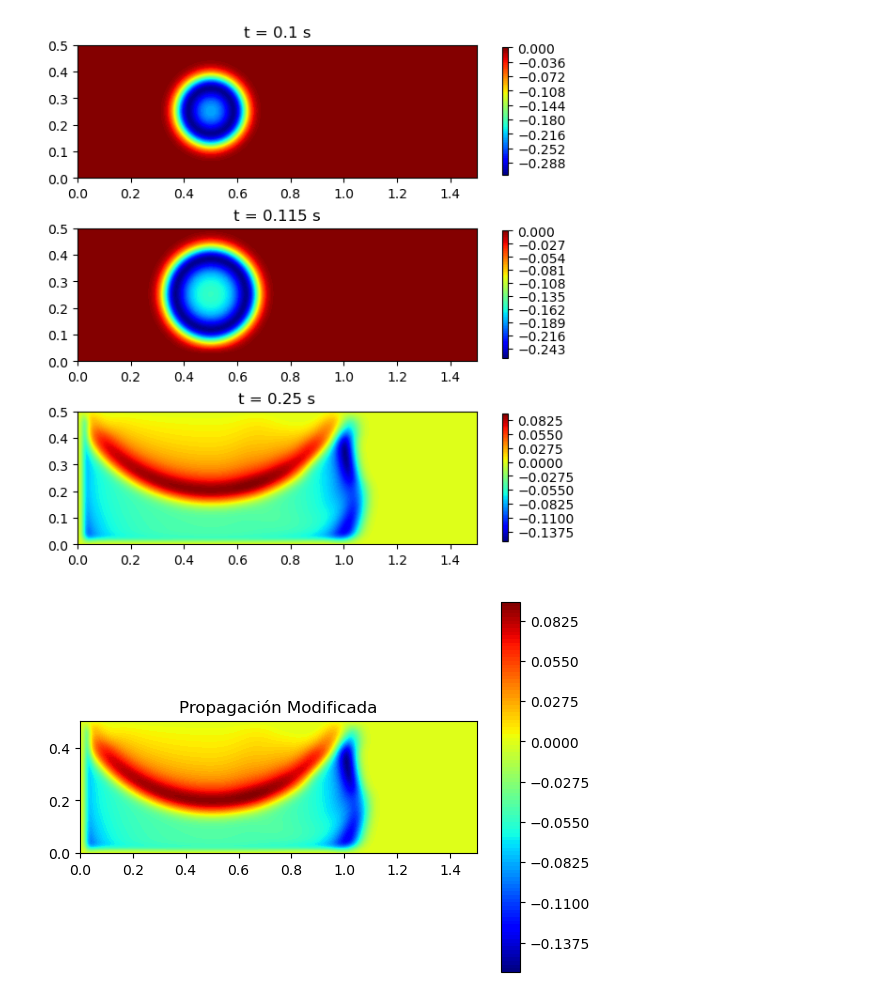
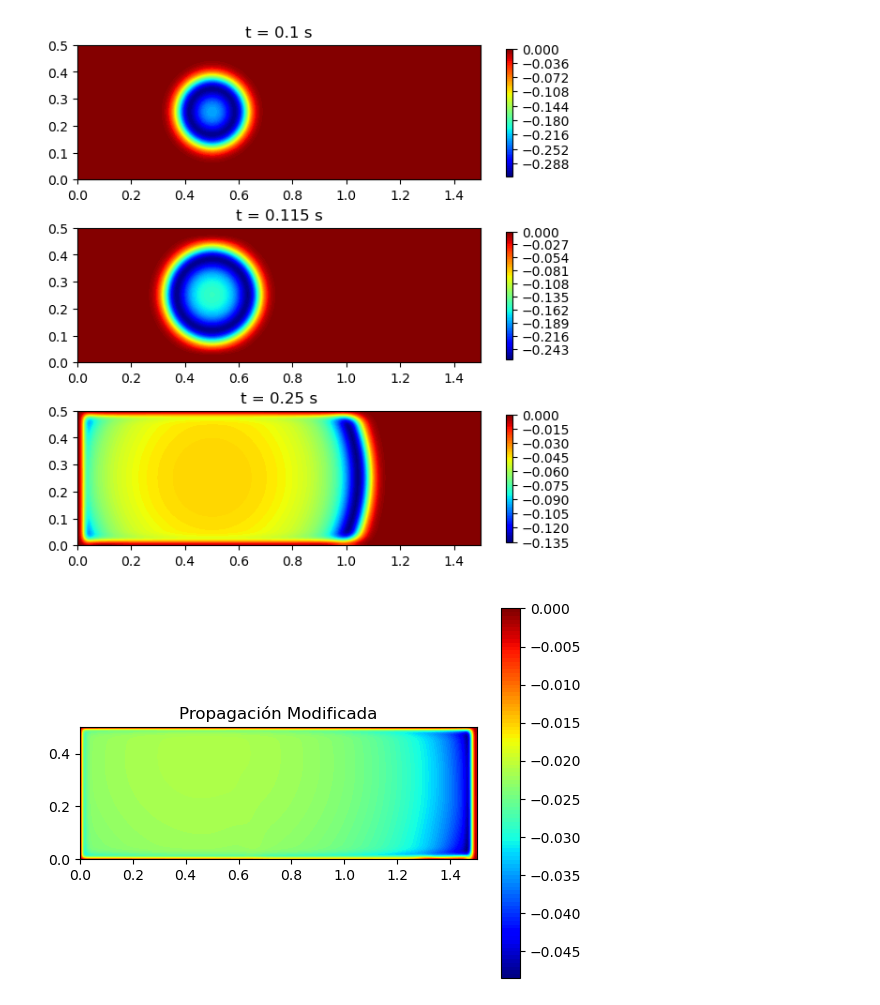
Before and after one commit to juandiegoboh/pinn, a Jupyter notebook: propagation_python/uso_propagador.ipynb, the cells around one changed output. Cells and saved outputs as stored; diff of their text form; code cells hidden in the pictures.

```diff
--- a/propagation_python/uso_propagador.ipynb
+++ b/propagation_python/uso_propagador.ipynb
@@ -47,10 +47,12 @@ velocidad = ModeloVelocidad(nx, nz, dx, dz, sx, sz)
 # Modelo de Rash
 alpha_true1 = velocidad.cargar_modelo_rash("../event1/modelo_vel.npy", ax/dx, az/dz, order=1, mode="edge")
 alpha_true1 = alpha_true1.T
+# %%
+alpha_true1 = np.ones((nx,nz))*3000
 # %%
 # Ejecución de la propagación
 ttic = TicToc()
 ttic.tic()
-P = propagator(alpha_true1, sx, sz, dx*1000, dz*1000, dt, nt, 10e3, fq, "gaussian_neg", ["left", "right", "top"])
+P = propagator(alpha_true1, sx, sz, dx*1000, dz*1000, dt, nt, 10e3, fq, "gaussian_neg", ["left", "right", "top", "bottom"])
 ttic.toc()
 # %% [output]
@@ -78,15 +80,15 @@ for i, t in enumerate(t_index):
 fig.tight_layout()
 plt.show()
 # %% [output]
-[figure, old version]
+[figure, new version]
 # %%
-campo = P[:,:,320]
+campo = P[:,:,550]
 
 plt.figure()
 plt.contourf(xxs * dx, zzs * dz, campo.T, 100, cmap="jet")
 plt.colorbar()
 plt.title("Propagación Modificada")
 plt.axis("scaled")
 plt.show()
 # %% [output]
-[figure, old version]
+[figure, new version]
```
Also changed, not shown: parts of 1 cell of this notebook, 10 other files.
